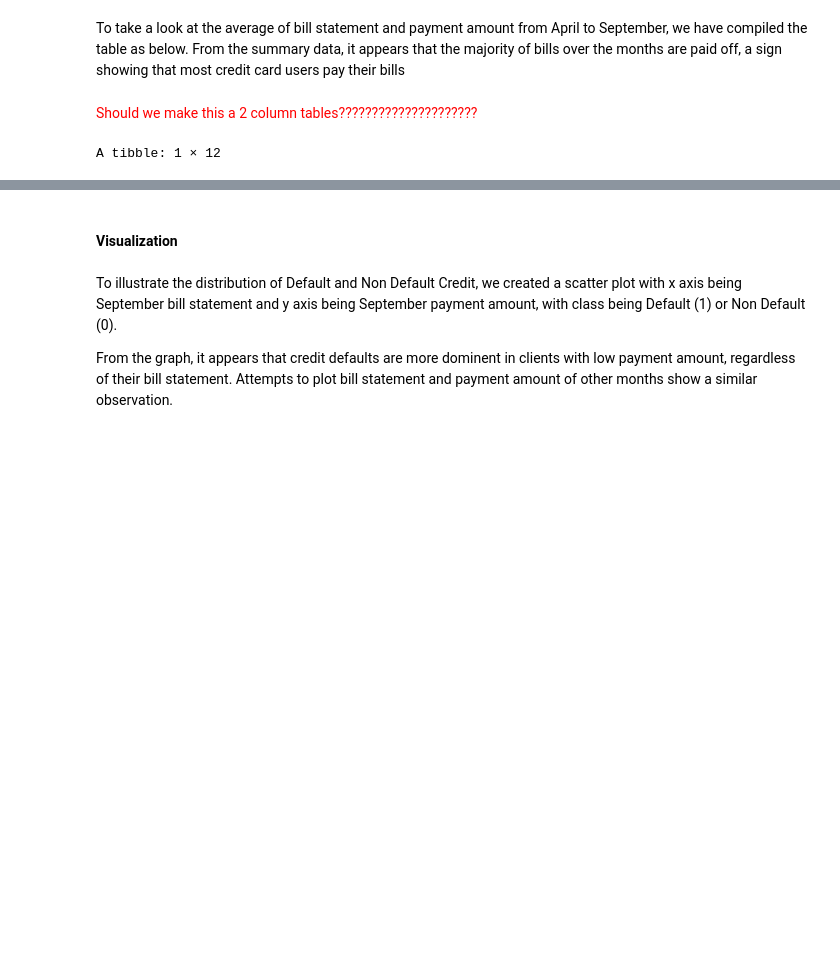
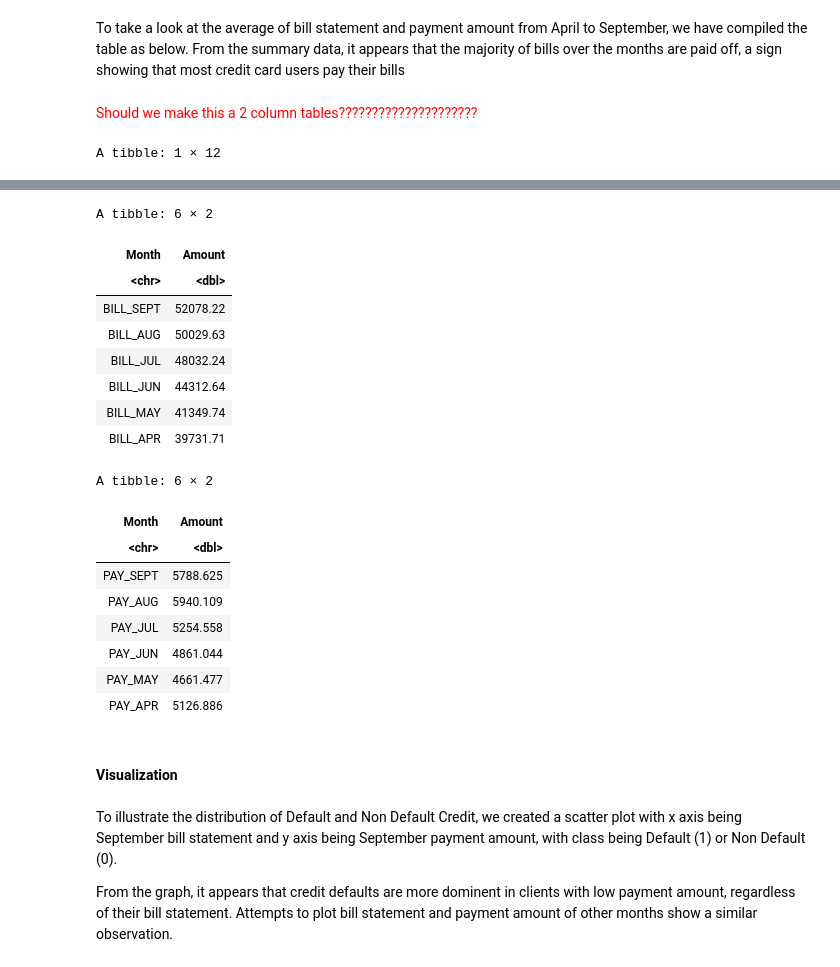
Before and after one commit to steph-feng/DSCI-100-Group-85, a Jupyter notebook: Code_Group Proposal.ipynb, the cells around one changed output, grey strips where cells are left out. Drawn from its saved outputs; the diff is of its cells as text; code cells hidden in the pictures; blank space fills up the shorter version.

```diff
--- a/Code_Group Proposal.ipynb
+++ b/Code_Group Proposal.ipynb
@@ -139,15 +159,47 @@ most credit card users pay their bills
 # %%
 #SUMMARIZE BILL AND PAYMENT
 
 average_summarize <- credit_train |>
 select(BILL_SEPT:PAY_APR) |>
 map_df(mean, na.rm=TRUE)
 average_summarize
+
+average_summarize_bill <- average_summarize |>
+pivot_longer(cols = BILL_SEPT:BILL_APR,
+             names_to = "Month",
+             values_to = "Amount") |>
+select(Month:Amount)
+average_summarize_bill
+
+average_summarize_pay <- average_summarize |>
+pivot_longer(cols = PAY_SEPT:PAY_APR,
+             names_to = "Month",
+             values_to = "Amount") |>
+select(Month:Amount)
+average_summarize_pay
 # %% [output]
 A tibble: 1 × 12
 | BILL_SEPT | BILL_AUG | BILL_JUL | BILL_JUN | BILL_MAY | BILL_APR | PAY_SEPT | PAY_AUG | PAY_JUL | PAY_JUN | PAY_MAY | ... |
 | <dbl> | <dbl> | <dbl> | <dbl> | <dbl> | <dbl> | <dbl> | <dbl> | <dbl> | <dbl> | <dbl> | ... |
 | 52078.22 | 50029.63 | 48032.24 | 44312.64 | 41349.74 | 39731.71 | 5788.625 | 5940.109 | 5254.558 | 4861.044 | 4661.477 | ... |
+A tibble: 6 × 2
+| Month | Amount |
+| <chr> | <dbl> |
+| BILL_SEPT | 52078.22 |
+| BILL_AUG | 50029.63 |
+| BILL_JUL | 48032.24 |
+| BILL_JUN | 44312.64 |
+| BILL_MAY | 41349.74 |
+| BILL_APR | 39731.71 |
+A tibble: 6 × 2
+| Month | Amount |
+| <chr> | <dbl> |
+| PAY_SEPT | 5788.625 |
+| PAY_AUG | 5940.109 |
+| PAY_JUL | 5254.558 |
+| PAY_JUN | 4861.044 |
+| PAY_MAY | 4661.477 |
+| PAY_APR | 5126.886 |
 # %% [markdown]
 #### <font color='fushsia'> Visualization </font>
 # %% [markdown]
```
Also changed, not shown: parts of 3 cells of this notebook.
